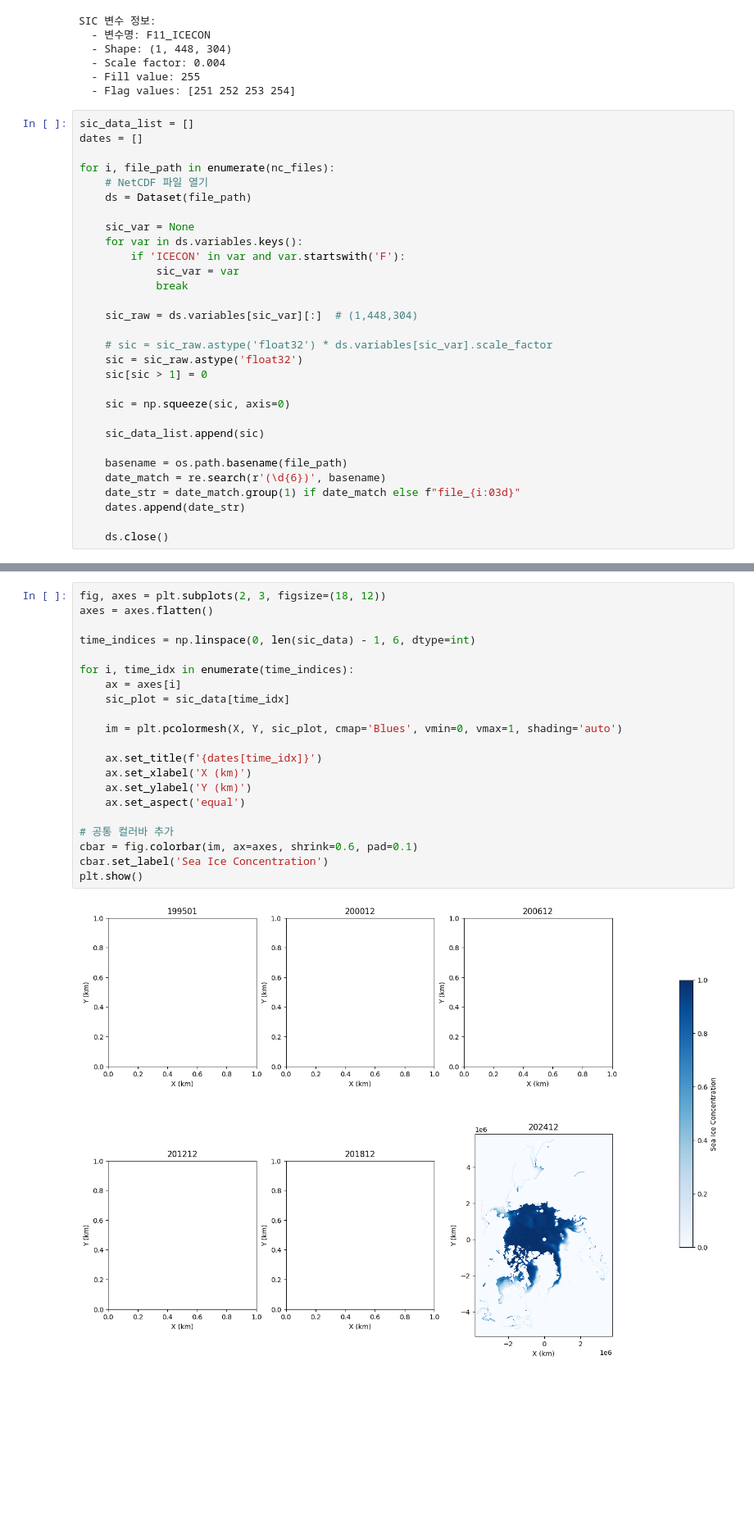
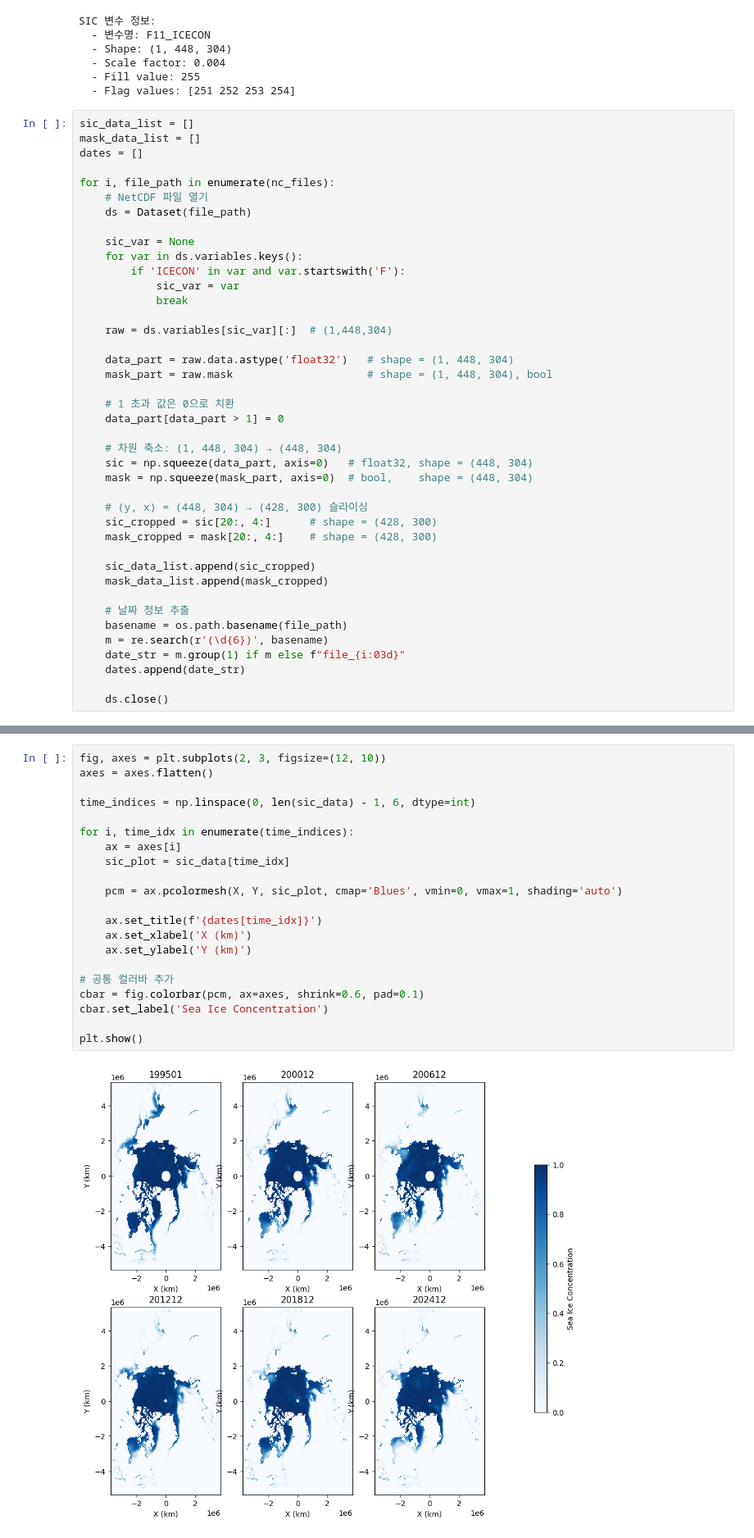
Before and after one commit to minsuh99/SIC-Prediction, a Jupyter notebook: NSIDC_preprocessing.ipynb, the cells around one changed output, grey strips where cells are left out. Shown at 82% size. Cells and saved outputs as stored; diff of their text form; blank space fills up the shorter version.

Commit message:
code & data modify

```diff
--- a/NSIDC_preprocessing.ipynb
+++ b/NSIDC_preprocessing.ipynb
@@ -59,6 +61,7 @@ SIC 변수 정보:
   - Flag values: [251 252 253 254]
 # %%
 sic_data_list = []
+mask_data_list = []
 dates = []
 
 for i, file_path in enumerate(nc_files):
@@ -71,19 +74,29 @@ for i, file_path in enumerate(nc_files):
             sic_var = var
             break
 
-    sic_raw = ds.variables[sic_var][:]  # (1,448,304)
+    raw = ds.variables[sic_var][:]  # (1,448,304)
 
-    # sic = sic_raw.astype('float32') * ds.variables[sic_var].scale_factor
-    sic = sic_raw.astype('float32')
-    sic[sic > 1] = 0
+    data_part = raw.data.astype('float32')   # shape = (1, 448, 304)
+    mask_part = raw.mask                     # shape = (1, 448, 304), bool
 
-    sic = np.squeeze(sic, axis=0)
+    # 1 초과 값은 0으로 치환
+    data_part[data_part > 1] = 0
 
-    sic_data_list.append(sic)
+    # 차원 축소: (1, 448, 304) → (448, 304)
+    sic = np.squeeze(data_part, axis=0)   # float32, shape = (448, 304)
+    mask = np.squeeze(mask_part, axis=0)  # bool,    shape = (448, 304)
 
+    # (y, x) = (448, 304) → (428, 300) 슬라이싱
+    sic_cropped = sic[20:, 4:]      # shape = (428, 300)
+    mask_cropped = mask[20:, 4:]    # shape = (428, 300)
+
+    sic_data_list.append(sic_cropped)
+    mask_data_list.append(mask_cropped)
+
+    # 날짜 정보 추출
     basename = os.path.basename(file_path)
-    date_match = re.search(r'(\d{6})', basename)
-    date_str = date_match.group(1) if date_match else f"file_{i:03d}"
+    m = re.search(r'(\d{6})', basename)
+    date_str = m.group(1) if m else f"file_{i:03d}"
     dates.append(date_str)
 
     ds.close()
@@ -204,23 +233,23 @@ plt.show()
 # %%
-fig, axes = plt.subplots(2, 3, figsize=(18, 12))
+fig, axes = plt.subplots(2, 3, figsize=(12, 10))
 axes = axes.flatten()
 
 time_indices = np.linspace(0, len(sic_data) - 1, 6, dtype=int)
 
 for i, time_idx in enumerate(time_indices):
     ax = axes[i]
     sic_plot = sic_data[time_idx]
 
-    im = plt.pcolormesh(X, Y, sic_plot, cmap='Blues', vmin=0, vmax=1, shading='auto')
+    pcm = ax.pcolormesh(X, Y, sic_plot, cmap='Blues', vmin=0, vmax=1, shading='auto')
 
     ax.set_title(f'{dates[time_idx]}')
     ax.set_xlabel('X (km)')
     ax.set_ylabel('Y (km)')
-    ax.set_aspect('equal')
 
 # 공통 컬러바 추가
-cbar = fig.colorbar(im, ax=axes, shrink=0.6, pad=0.1)
+cbar = fig.colorbar(pcm, ax=axes, shrink=0.6, pad=0.1)
 cbar.set_label('Sea Ice Concentration')
+
 plt.show()
 # %% [output]
-[figure, old version]
+[figure, new version]
```
Also changed, not shown: parts of 9 cells of this notebook, 1 other file.
